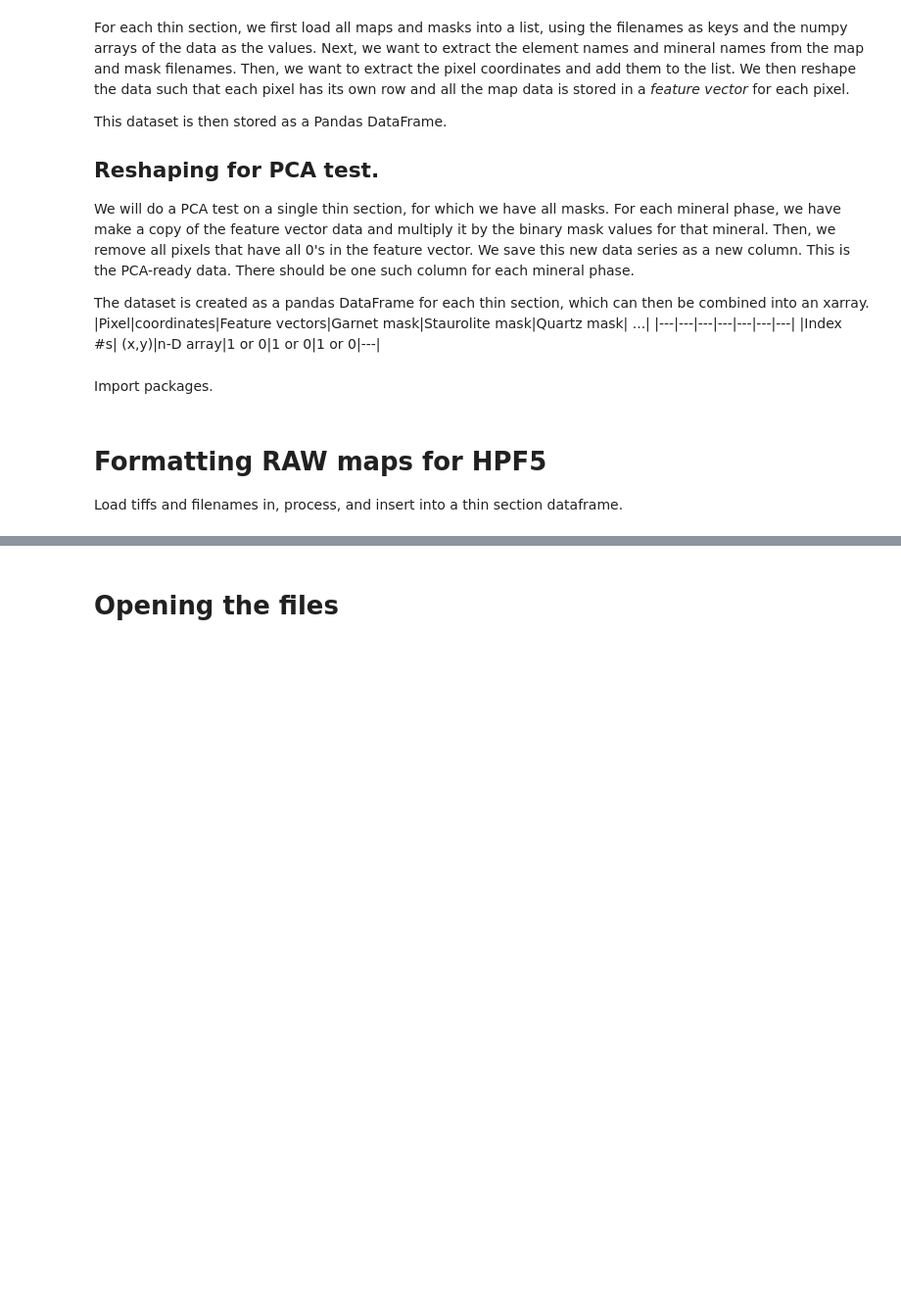
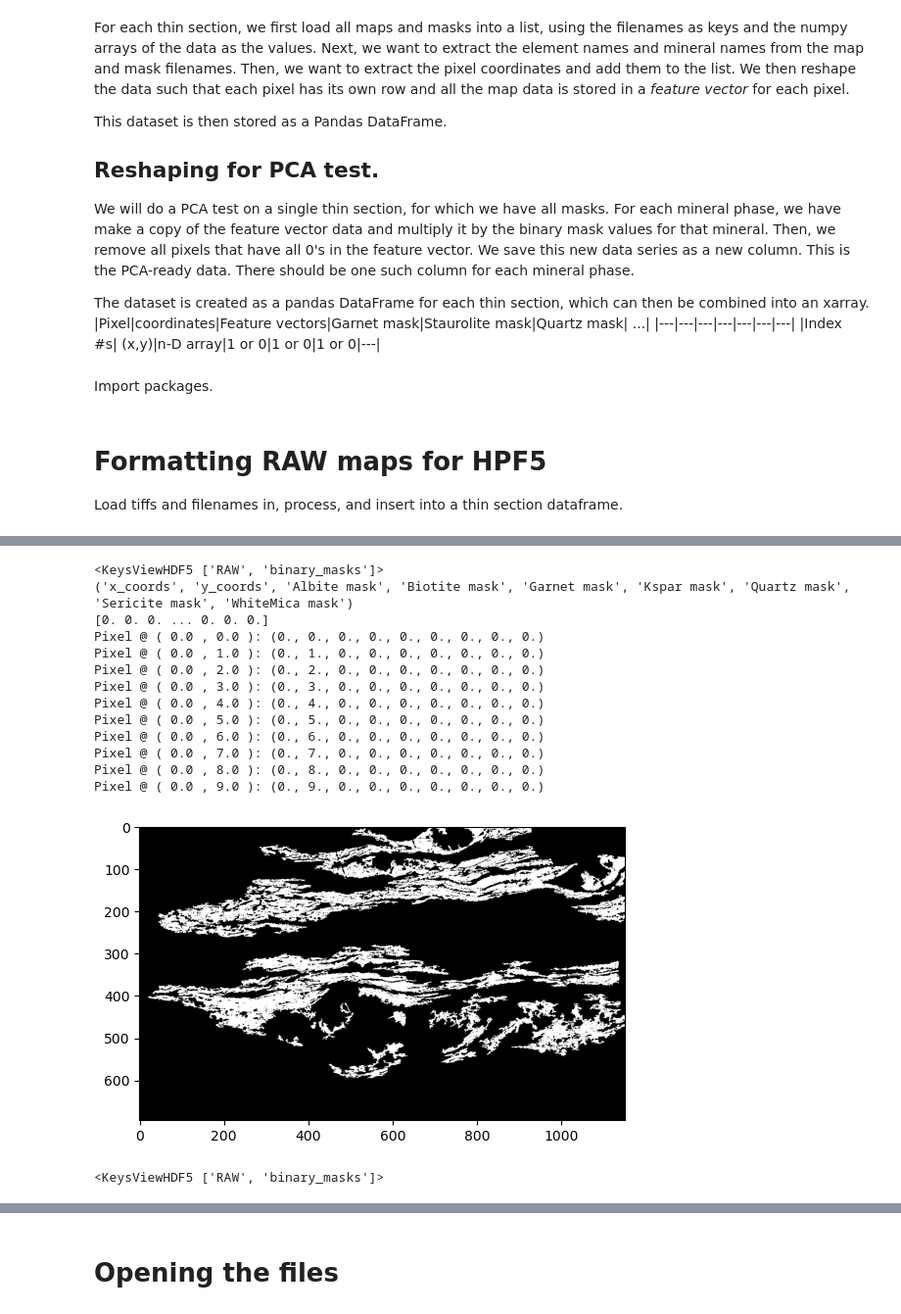
Before and after one commit to nicole-m-aikin/ML-Geo-Pixel-Poppers, a Jupyter notebook: ESS469_Project_ML.ipynb, the cells around one changed output, grey strips where cells are left out. Shown at 98% size. Saved outputs shown, nothing was run; the diff lists cells and outputs as text; code cells hidden in the pictures; blank space fills up the shorter version.

```diff
--- a/ESS469_Project_ML.ipynb
+++ b/ESS469_Project_ML.ipynb
@@ -271,0 +332,44 @@ with h5py.File("experimentReadings.hdf5", "w") as h5f :
+# %%
+datafile.close()
+# now we can explore the data like this:
+
+# open file
+with h5py.File(datafolder + filename, 'r') as datafile:
+
+    # get keys
+    print(datafile.keys())
+    # get dataset
+    dataset = datafile['binary_masks']
+    # get dataset names
+    columnNames = dataset.dtype.names
+    print(columnNames)
+    # see a column
+    print(dataset['Albite mask'])
+    # see a pixel vector
+    for pixel in range(10):
+        print('Pixel @ (', dataset['x_coords'][pixel], ',', dataset['y_coords'][pixel], '):', dataset[pixel])
+
+    # show the data
+    # images are flattened, so reshape
+    width = (dataset['x_coords'].max() + 1).astype(int)
+    height = (dataset['y_coords'].max() + 1).astype(int)
+    data_2d = dataset['Biotite mask'].reshape(width, height)
+    plt.imshow(data_2d, cmap='gray')
+    plt.show()
+    print(datafile.keys())
+# %% [output]
+<KeysViewHDF5 ['RAW', 'binary_masks']>
+('x_coords', 'y_coords', 'Albite mask', 'Biotite mask', 'Garnet mask', 'Kspar mask', 'Quartz mask', 'Sericite mask', 'WhiteMica mask')
+[0. 0. 0. ... 0. 0. 0.]
+Pixel @ ( 0.0 , 0.0 ): (0., 0., 0., 0., 0., 0., 0., 0., 0.)
+Pixel @ ( 0.0 , 1.0 ): (0., 1., 0., 0., 0., 0., 0., 0., 0.)
+Pixel @ ( 0.0 , 2.0 ): (0., 2., 0., 0., 0., 0., 0., 0., 0.)
+Pixel @ ( 0.0 , 3.0 ): (0., 3., 0., 0., 0., 0., 0., 0., 0.)
+Pixel @ ( 0.0 , 4.0 ): (0., 4., 0., 0., 0., 0., 0., 0., 0.)
+Pixel @ ( 0.0 , 5.0 ): (0., 5., 0., 0., 0., 0., 0., 0., 0.)
+Pixel @ ( 0.0 , 6.0 ): (0., 6., 0., 0., 0., 0., 0., 0., 0.)
+Pixel @ ( 0.0 , 7.0 ): (0., 7., 0., 0., 0., 0., 0., 0., 0.)
+Pixel @ ( 0.0 , 8.0 ): (0., 8., 0., 0., 0., 0., 0., 0., 0.)
+Pixel @ ( 0.0 , 9.0 ): (0., 9., 0., 0., 0., 0., 0., 0., 0.)
+[figure, added]
+<KeysViewHDF5 ['RAW', 'binary_masks']>
```
Also changed, not shown: parts of 21 cells of this notebook, 1 other file.
